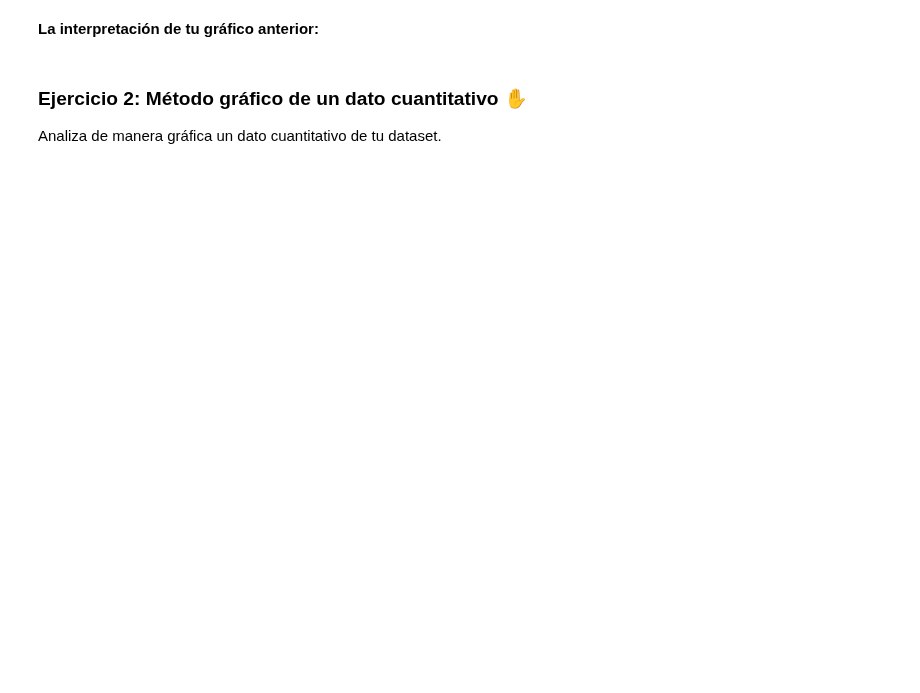
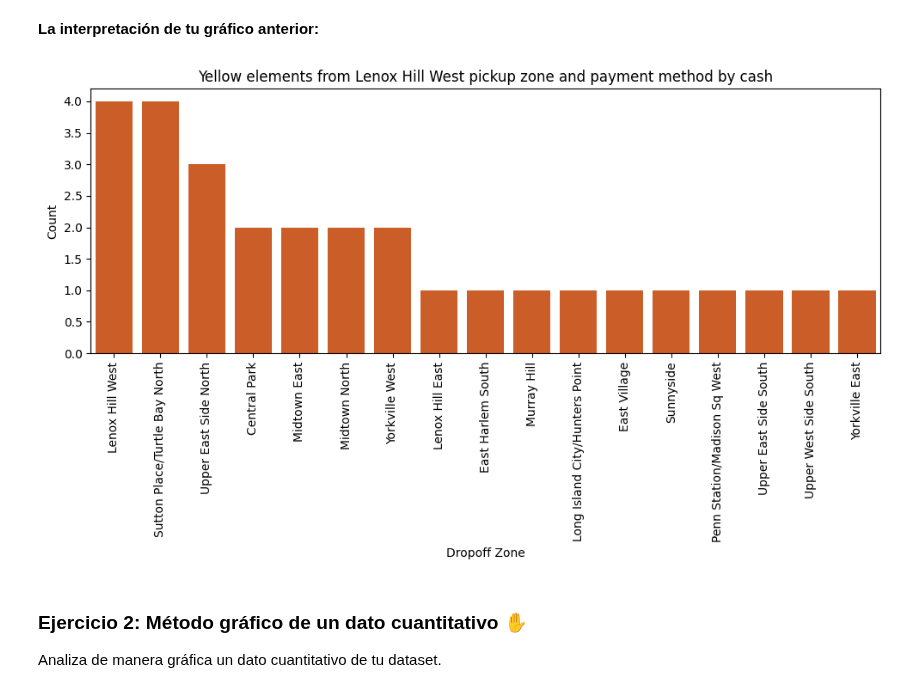
Before and after one commit to escorpio11/programa-python, a Jupyter notebook: Modulo04/Sesion_6_Tarea.ipynb, the cells around one changed output. Saved outputs shown, nothing was run; the diff lists cells and outputs as text; code cells hidden in the pictures; blank space fills up the shorter version.

```diff
--- a/Modulo04/Sesion_6_Tarea.ipynb
+++ b/Modulo04/Sesion_6_Tarea.ipynb
@@ -61,0 +78,4 @@ Analiza de manera gráfica un dato categórico de tu dataset.
+# %%
+#Filtro para determinar los elementos de color "yellow" cuya pickup zone sera "Lenox Hill West" y el modo de pago sea de tipo "cash"
+df_yellow = df[(df['color'] == 'yellow')&(df['pickup_zone']=='Lenox Hill West')&(df['payment']=='cash')]
+df_yellow.head()
@@ -62,5 +89,35 @@ Analiza de manera gráfica un dato categórico de tu dataset.
 # %% [markdown]
 **La interpretación de tu gráfico anterior:**
+# %%
+#de la data de los elementos cumplen con tener: color "yellow" cuya pickup zone sera "Lenox Hill West" y el modo de pago sea de tipo "cash". Se contara el numero de elementos segun la "dropoff_zone" y se mostrara de manera visuan en un grafico de barras
+df_dropoff_counts = (
+    df_yellow
+    .groupby('dropoff_zone')
+    .size()
+    .reset_index(name='count')
+    .sort_values('count', ascending=False)
+)
+df_dropoff_counts = df_dropoff_counts.reset_index(drop=True)
+df_dropoff_counts
+
+# Crear el gráfico de barras
+import matplotlib.pyplot as plt
+import seaborn as sns
+
+plt.figure(figsize=(10, 6))
+sns.barplot(x='dropoff_zone', y='count', data=df_dropoff_counts, color='#e6550d')
+
+# Rotar las etiquetas del eje X 90 grados
+plt.xticks(rotation=90)
+
+plt.xlabel('Dropoff Zone')
+plt.ylabel('Count')
+plt.title('Yellow elements from Lenox Hill West pickup zone and payment method by cash')
+
+plt.tight_layout()
+plt.show()
+# %% [output]
+[figure, added]
 # %% [markdown]
 ### **Ejercicio 2:** Método gráfico de un dato cuantitativo ✋
 
```
Also changed, not shown: parts of 9 cells of this notebook.
